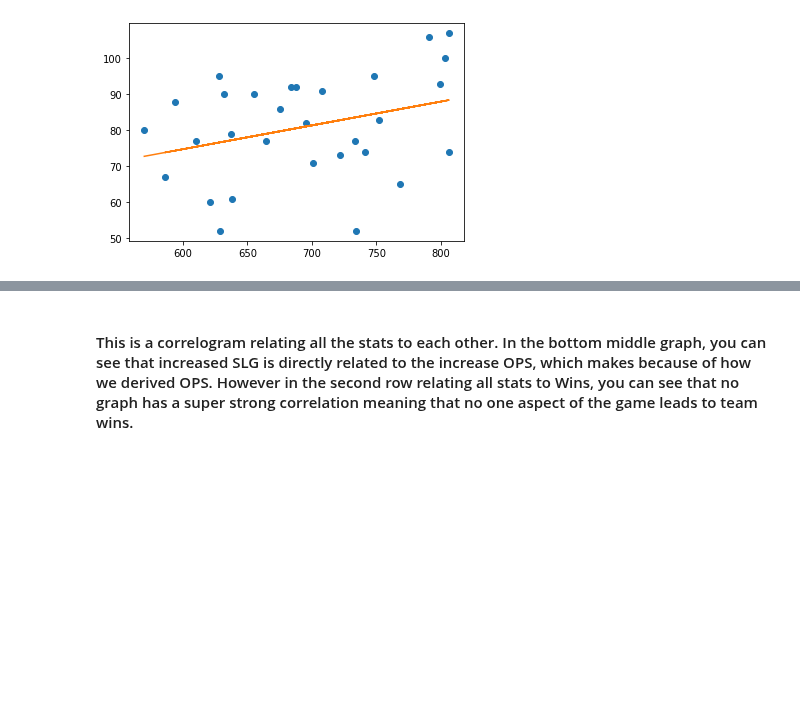
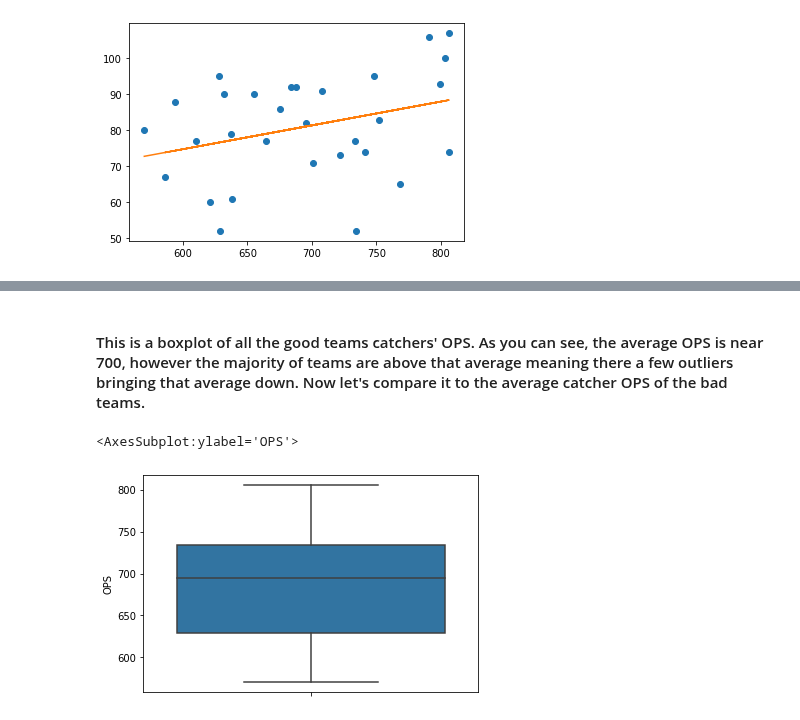
Before and after one commit to mananbhatt5/Tamid-TechEdu-S22, a Jupyter notebook: Final/JoshLeeman-RafiKigner-Final.ipynb, the cells around one changed output, grey strips where cells are left out. Drawn from its saved outputs; the diff is of its cells as text; code cells hidden in the pictures; blank space fills up the shorter version.

```diff
--- a/Final/JoshLeeman-RafiKigner-Final.ipynb
+++ b/Final/JoshLeeman-RafiKigner-Final.ipynb
@@ -129,2 +134,7 @@ ValueError: The truth value of a Series is ambiguous. Use a.empty, a.bool(), a.i
-# %% [markdown]
-#### This is a correlogram relating all the stats to each other. In the bottom middle graph, you can see that increased SLG is directly related to the increase OPS, which makes because of how we derived OPS. However in the second row relating all stats to Wins, you can see that no graph has a super strong correlation meaning that no one aspect of the game leads to team wins.
+# %% [markdown]
+#### This is a boxplot of all the good teams catchers' OPS. As you can see, the average OPS is near 700, however the majority of teams are above that average meaning there a few outliers bringing that average down. Now let's compare it to the average catcher OPS of the bad teams.
+# %%
+sns.boxplot(y=bad_teams['OPS'])
+# %% [output]
+<AxesSubplot:ylabel='OPS'>
+[figure, added]
```
Also changed, not shown: parts of 17 cells of this notebook.
